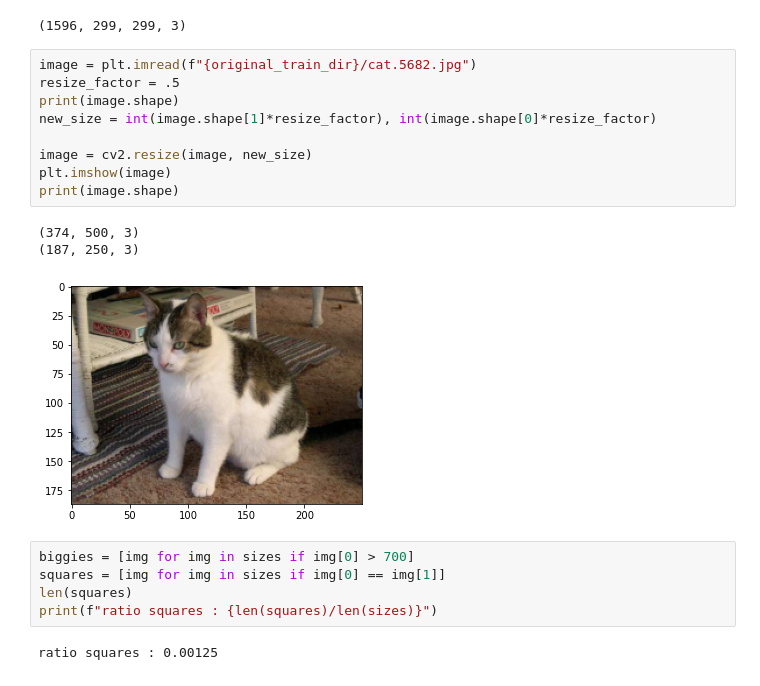
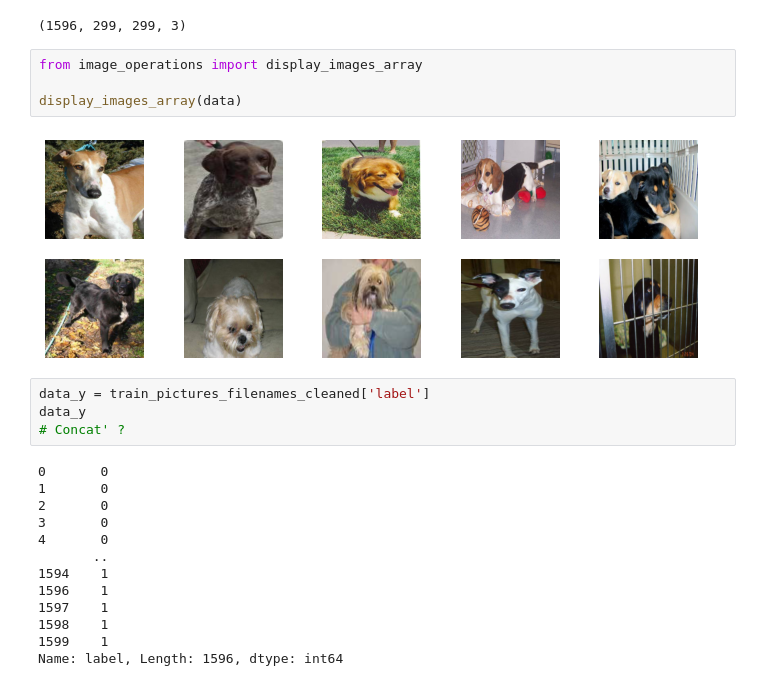
Before and after one commit to Lelelass/Deep-Learning-21, a Jupyter notebook: Labb/lab.ipynb, the cells around one changed output. Cells and saved outputs as stored; diff of their text form.

Commit message:
Added a function to display images from arrays: display_images_array

```diff
--- a/Labb/lab.ipynb
+++ b/Labb/lab.ipynb
@@ -162,23 +153,26 @@ data = read_and_resize_images(train_pictures_filenames_cleaned, original_train_d
 data.shape
 # %% [output]
 (1596, 299, 299, 3)
-# %%
-image = plt.imread(f"{original_train_dir}/cat.5682.jpg")
-resize_factor = .5
-print(image.shape)
-new_size = int(image.shape[1]*resize_factor), int(image.shape[0]*resize_factor)
-
-image = cv2.resize(image, new_size)
-plt.imshow(image)
-print(image.shape)
-# %% [output]
-(374, 500, 3)
-(187, 250, 3)
-[figure, removed]
-# %%
-biggies = [img for img in sizes if img[0] > 700]
-squares = [img for img in sizes if img[0] == img[1]]
-len(squares)
-print(f"ratio squares : {len(squares)/len(sizes)}")
-# %% [output]
-ratio squares : 0.00125
+# %%
+from image_operations import display_images_array
+
+display_images_array(data)
+# %% [output]
+[figure, added]
+# %%
+data_y = train_pictures_filenames_cleaned['label']
+data_y
+# Concat' ?
+# %% [output]
+0       0
+1       0
+2       0
+3       0
+4       0
+       ..
+1594    1
+1596    1
+1597    1
+1598    1
+1599    1
+Name: label, Length: 1596, dtype: int64
```
Also changed, not shown: parts of 2 cells of this notebook, 1 other file.
